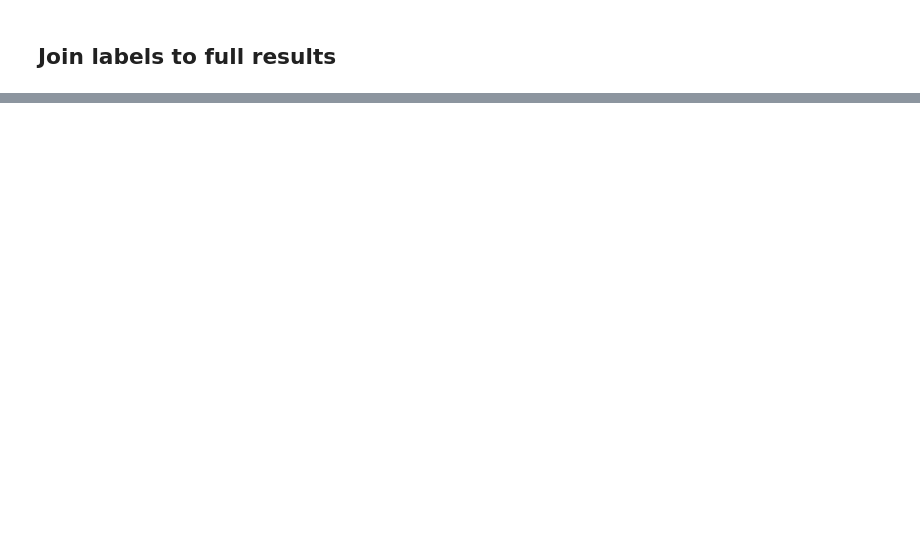
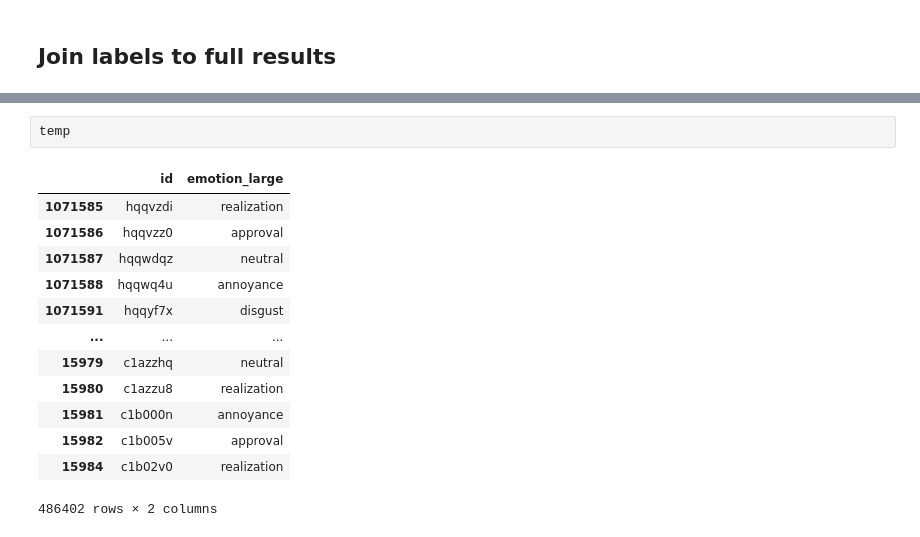
Before and after one commit to anjaghub/datascience_project_2023, a Jupyter notebook: 4_modeling_sentiment_emotion.ipynb, the cells around one changed output, grey strips where cells are left out. Cells and saved outputs as stored; diff of their text form; blank space fills up the shorter version.

```diff
--- a/4_modeling_sentiment_emotion.ipynb
+++ b/4_modeling_sentiment_emotion.ipynb
@@ -447,0 +419,16 @@ labels_df
+# %%
+temp
+# %% [output]
+|  | id | emotion_large |
+| 1071585 | hqqvzdi | realization |
+| 1071586 | hqqvzz0 | approval |
+| 1071587 | hqqwdqz | neutral |
+| 1071588 | hqqwq4u | annoyance |
+| 1071591 | hqqyf7x | disgust |
+| ... | ... | ... |
+| 15979 | c1azzhq | neutral |
+| 15980 | c1azzu8 | realization |
+| 15981 | c1b000n | annoyance |
+| 15982 | c1b005v | approval |
+| 15984 | c1b02v0 | realization |
+486402 rows × 2 columns
```
Also changed, not shown: parts of 49 cells of this notebook.
